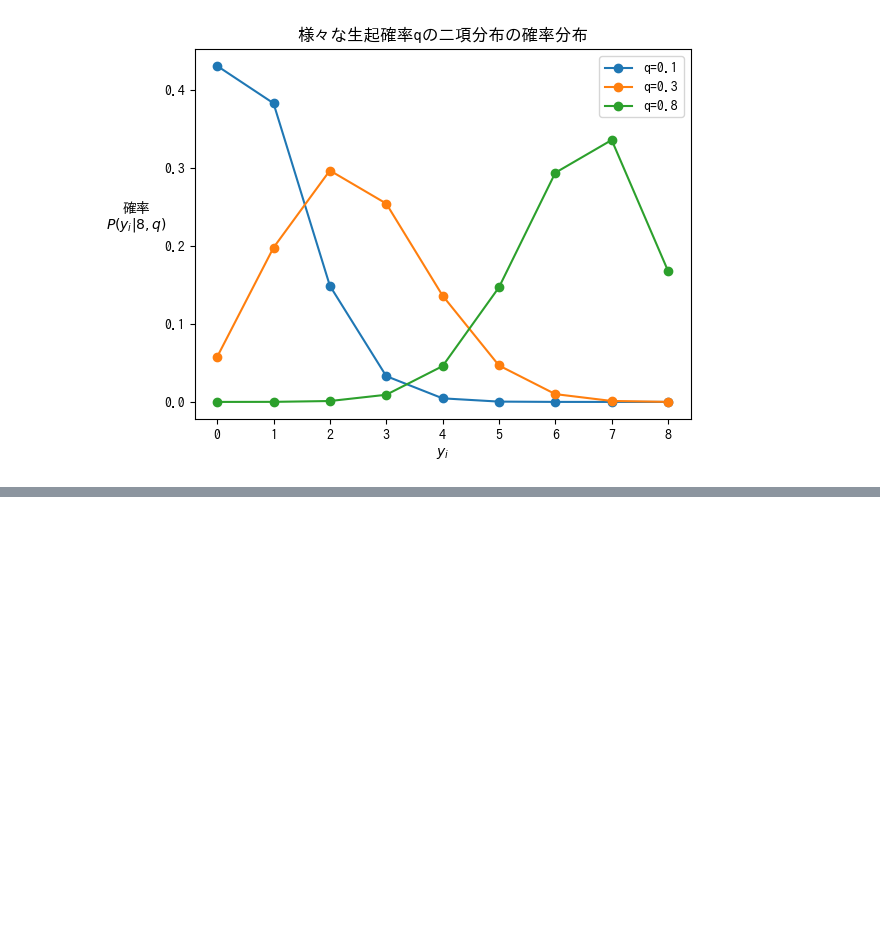
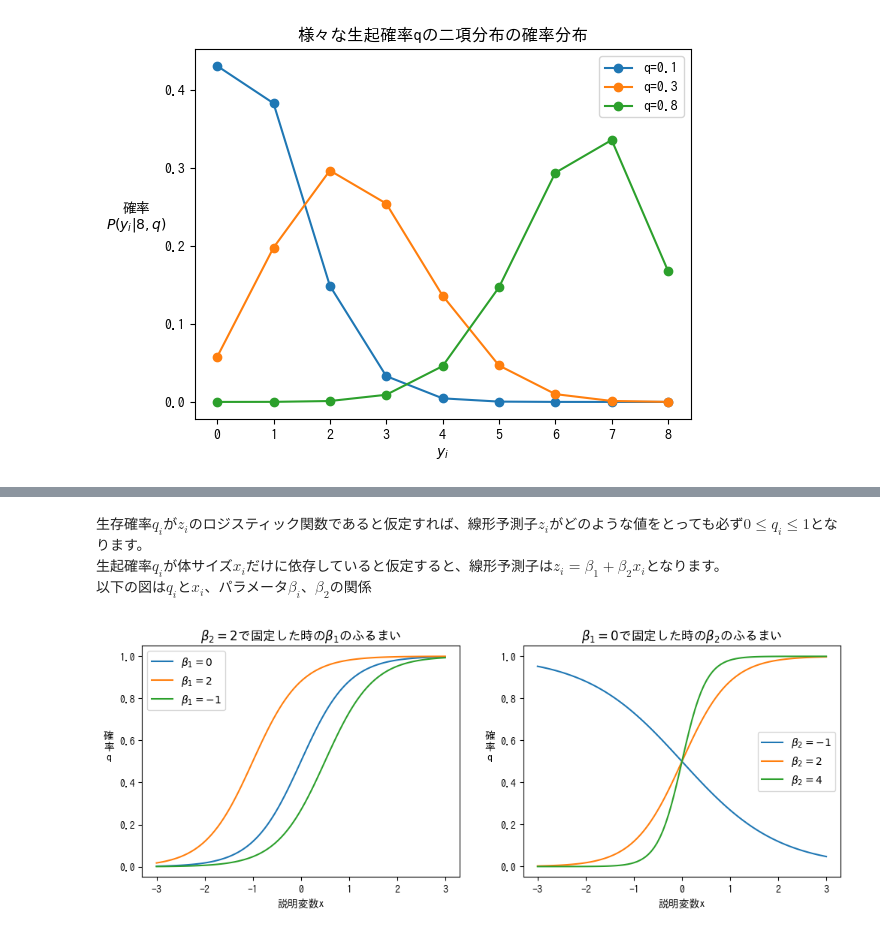
Before and after one commit to ynaoy/kubo-book, a Jupyter notebook: src/chapter6/chapter6.ipynb, the cells around one changed output, grey strips where cells are left out. Cells and saved outputs as stored; diff of their text form; code cells hidden in the pictures; blank space fills up the shorter version.

```diff
--- a/src/chapter6/chapter6.ipynb
+++ b/src/chapter6/chapter6.ipynb
@@ -98,0 +126,32 @@ plt.show()
+# %% [markdown]
+生存確率$q_i$が$z_i$のロジスティック関数であると仮定すれば、線形予測子$z_i$がどのような値をとっても必ず$0 \le q_i \le 1$となります。
+生起確率$q_i$が体サイズ$x_i$だけに依存していると仮定すると、線形予測子は$z_i=\beta_1+\beta_2x_i$となります。
+以下の図は$q_i$と$x_i$、パラメータ$\beta_i$、$\beta_2$の関係
+# %%
+# 説明変数xと生起確率q、パラメータの関係をグラフで表示
+x_values = np.linspace(-3,3,100)
+configs =[{"title":r"$\beta_2=2$で固定した時の$\beta_1$のふるまい",
+            "z_func":lambda x,b: b+2*x,
+            "beta":[0,2,-1],
+            "label":r"$\beta_1={}$"
+          },
+          {"title":r"$\beta_1=0$で固定した時の$\beta_2$のふるまい",
+            "z_func":lambda x,b: 0+b*x,
+            "beta":[-1,2,4],
+            "label":r"$\beta_2={}$"
+          }]
+# グラフを描写
+fig, axes = plt.subplots(1, 2, figsize=(12, 4))  # 1x2
+for ax, config in zip(axes, configs):
+  for beta in config["beta"]:
+    z = config["z_func"](x_values, beta)
+    ax.plot(x_values,
+            expit(z),
+            label=config["label"].format(beta))
+  ax.set_xlabel("説明変数x")
+  ax.set_ylabel("確\n率\nq",rotation=0,labelpad=10)
+  ax.set_title(config["title"])
+  ax.legend()
+plt.show()
+# %% [output]
+[figure, added]
```
Also changed, not shown: parts of 7 cells of this notebook.
